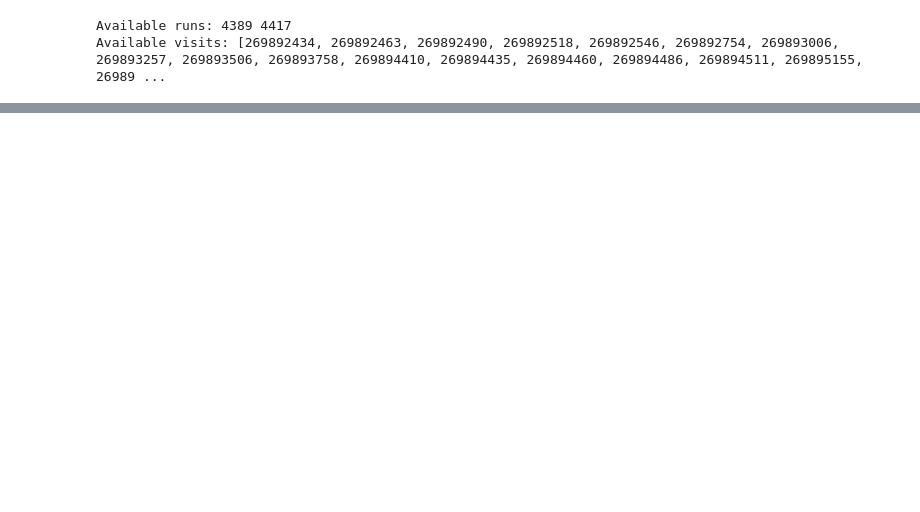
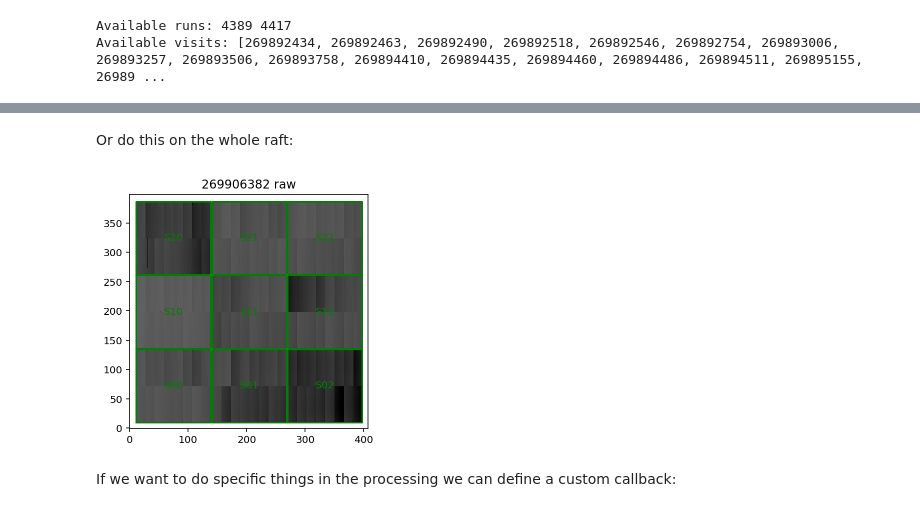
Before and after one commit to lsst-sitcom/notebooks, a Jupyter notebook: eotestanalysis_example.ipynb, the cells around one changed output, grey strips where cells are left out. Saved outputs shown, nothing was run; the diff lists cells and outputs as text; code cells hidden in the pictures; blank space fills up the shorter version.

```diff
--- a/eotestanalysis_example.ipynb
+++ b/eotestanalysis_example.ipynb
@@ -135,12 +92,18 @@ Extent2I(512, 2002)
+# %% [markdown]
+Or do this on the whole raft:
 # %%
 disp = afwDisplay.Display(1)
 disp.scale('asinh', 'zscale')
 
 dataType = "raw"
 mos = cameraGeomUtils.showCamera(camera,
-                                 cameraGeomUtils.ButlerImage(butler, dataType, visit=dataId1["visit"],
+                                 cameraGeomUtils.ButlerImage(butler, dataType, visit=dataId["visit"],
                                                              callback=cameraGeomUtils.rawCallback),
-                                 binSize=32, display=disp, title="%d %s" % (visit, dataType))
+                                 binSize=32, display=disp, title="%d %s" % (ptc_visit, dataType))
+# %% [output]
+[figure, added]
+# %% [markdown]
+If we want to do specific things in the processing we can define a custom callback:
 # %%
 def myCallback(im, ccd, imageSource, subtractMedian=True):
     """Assemble the CCD image, subtracting the overscan and subtracting each amp's median"""
```
Also changed, not shown: parts of 41 cells of this notebook.
